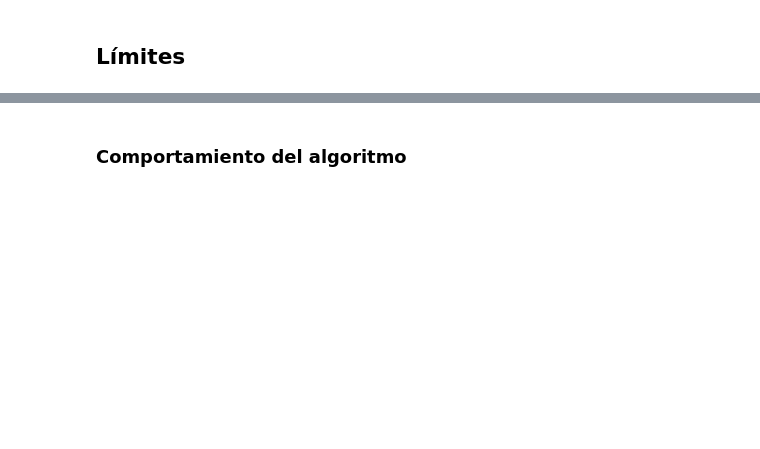
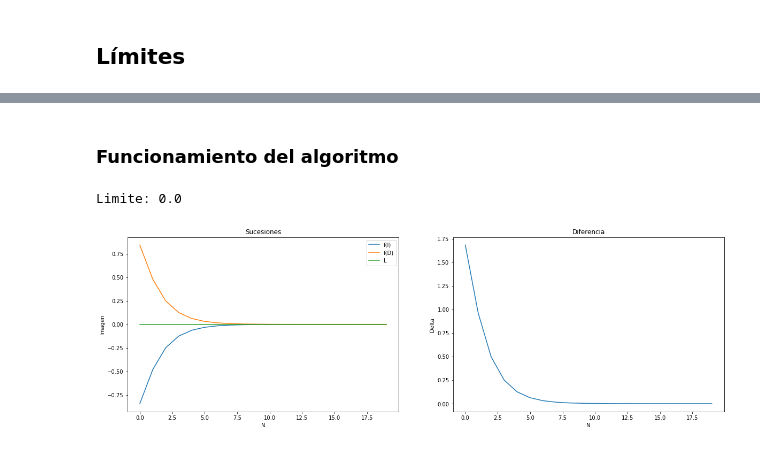
Before and after one commit to Aleph-GORY/switched-on-leibniz, a Jupyter notebook: calculo2/laboratorios/L0_NumerosReales.ipynb, the cells around one changed output, grey strips where cells are left out. Saved outputs shown, nothing was run; the diff lists cells and outputs as text; code cells hidden in the pictures; blank space fills up the shorter version.

Commit message:
C2/L0: Limites y tipos numéricos

```diff
--- a/calculo2/laboratorios/L0_NumerosReales.ipynb
+++ b/calculo2/laboratorios/L0_NumerosReales.ipynb
@@ -183,2 +239,31 @@ Y aunque parezca que no vale la pena nos da una idea, y no es una demo
+# %%
+# Cálculo de límite
+def limite(f, a):
+    n = np.arange(20)
+    epsilon = 1/ 2 ** n
+    izquierda = a - epsilon
+    derecha = a + epsilon
+    f_i = f(izquierda)
+    f_d = f(derecha)
+
+    promedio = (f_i + f_d)/2
+    delta = np.abs(f_i - f_d)
+
+    fig, ax = plt.subplots(1, 2, figsize=(20, 6))
+    # Imagenes
+    ax[0].plot(n, f_i, label='f(I)')
+    ax[0].plot(n, f_d, label='f(D)')
+    ax[0].plot(n, promedio, label='L')
+    ax[0].set_title('Sucesiones')
+    ax[0].set_xlabel('N')
+    ax[0].set_ylabel('Imagen')
+    ax[0].legend()
+    # Diferencia
+    ax[1].plot(n, delta)
+    ax[1].set_title('Diferencia')
+    ax[1].set_xlabel('N')
+    ax[1].set_ylabel('Delta')
+
+    return promedio[-1]
 # %% [markdown]
-### Comportamiento del algoritmo
+### Funcionamiento del algoritmo
@@ -190,0 +270,10 @@ Y aunque parezca que no vale la pena nos da una idea, y no es una demo
+# %%
+#caso 1
+def f1(x):
+    return np.sin(x)
+
+lim = limite(f1, 0)
+print('Limite:', lim)
+# %% [output]
+Limite: 0.0
+[figure, added]
```
Also changed, not shown: parts of 30 cells of this notebook.
